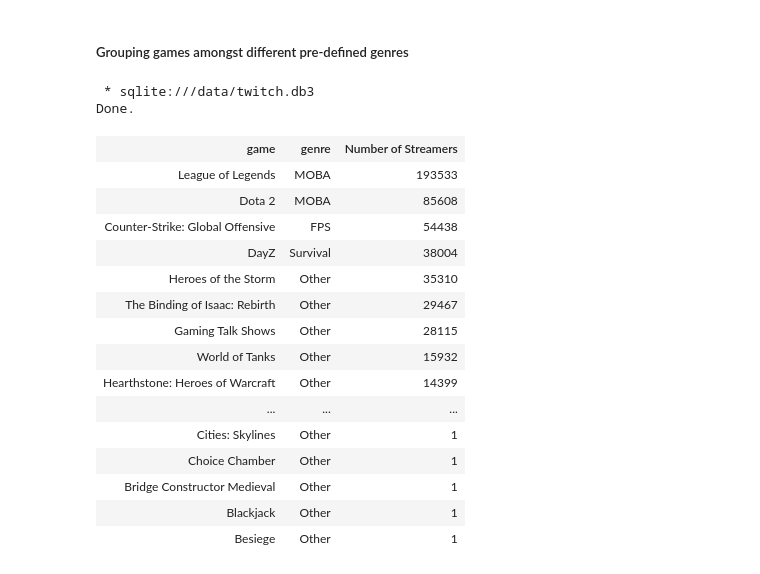
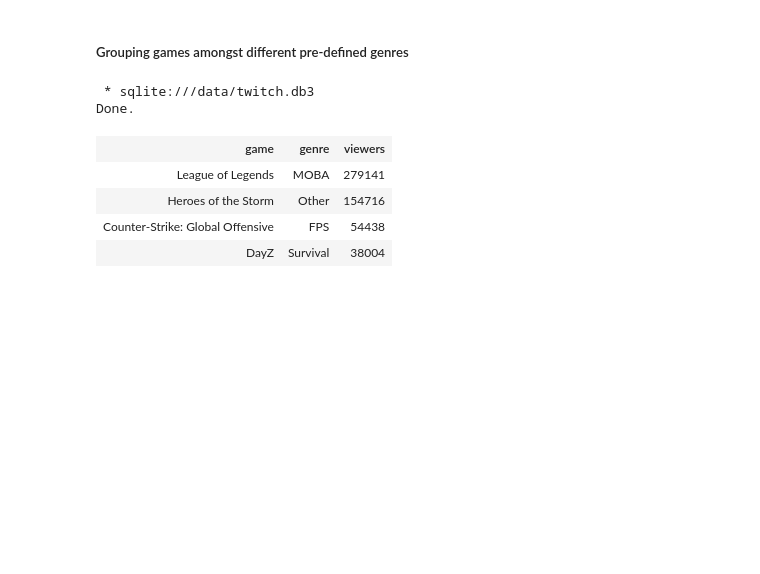
Before and after one commit to santiagobs/data-analysis-twitch, a Jupyter notebook: twitch.ipynb, the cells around one changed output. Drawn from its saved outputs; the diff is of its cells as text; code cells hidden in the pictures; blank space fills up the shorter version.

```diff
--- a/twitch.ipynb
+++ b/twitch.ipynb
@@ -172,33 +199,22 @@ Done.
 # %%
 %%sql
 SELECT game,
   CASE
     WHEN (game ='League of Legends') OR (game = 'Dota 2') OR (game = 'Heroes of the Strom') THEN 'MOBA'
     WHEN (game = 'Counter-Strike: Global Offensive') THEN 'FPS'
     WHEN (game = 'DayZ') OR (game = 'Survival Evolved') THEN 'Survival'
     ELSE 'Other'
   END AS 'genre',
-  COUNT (*) AS 'Number of Streamers'
+  COUNT (*) AS 'viewers'
 FROM stream
-GROUP BY 1
+GROUP BY 2
 ORDER BY 3 DESC;
 # %% [output]
  * sqlite:///data/twitch.db3
 Done.
-| game | genre | Number of Streamers |
-| League of Legends | MOBA | 193533 |
-| Dota 2 | MOBA | 85608 |
+| game | genre | viewers |
+| League of Legends | MOBA | 279141 |
+| Heroes of the Storm | Other | 154716 |
 | Counter-Strike: Global Offensive | FPS | 54438 |
 | DayZ | Survival | 38004 |
-| Heroes of the Storm | Other | 35310 |
-| The Binding of Isaac: Rebirth | Other | 29467 |
-| Gaming Talk Shows | Other | 28115 |
-| World of Tanks | Other | 15932 |
-| Hearthstone: Heroes of Warcraft | Other | 14399 |
-| ... | ... | ... |
-| Cities: Skylines | Other | 1 |
-| Choice Chamber | Other | 1 |
-| Bridge Constructor Medieval | Other | 1 |
-| Blackjack | Other | 1 |
-| Besiege | Other | 1 |
 # %% [markdown]
```
Also changed, not shown: parts of 13 cells of this notebook.
